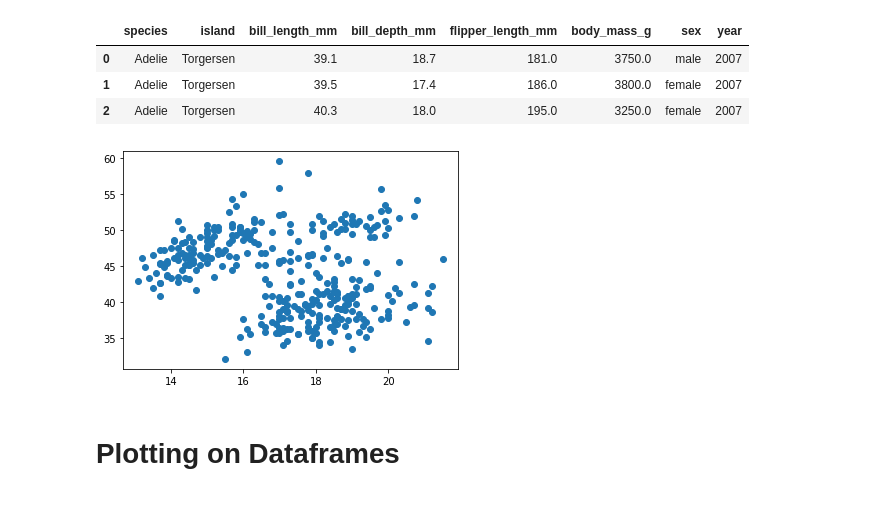
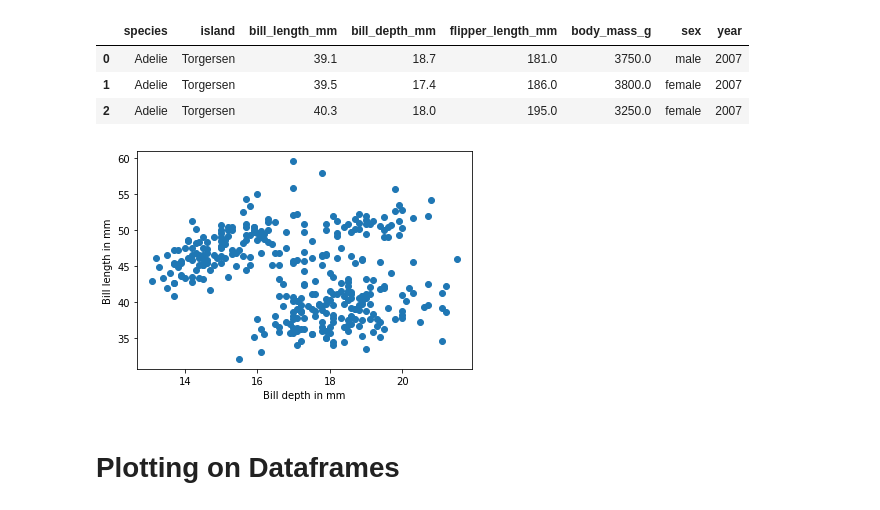
Before and after one commit to pernilletemmerud/DCF-PT, a Jupyter notebook: Notebook4.ipynb, the cells around one changed output. Drawn from its saved outputs; the diff is of its cells as text; code cells hidden in the pictures.

```diff
--- a/Notebook4.ipynb
+++ b/Notebook4.ipynb
@@ -90,14 +90,16 @@ df.head(3)
 # %%
 bill_depth_mm = df['bill_depth_mm']
 bill_length_mm = df['bill_length_mm']
 
 x = bill_depth_mm.values
 y = bill_length_mm.values
 
 fig, ax = plt.subplots()
-ax.plot(x, y, 'o');
+ax.plot(x, y, 'o')
+ax.set_xlabel('Bill depth in mm')
+ax.set_ylabel('Bill length in mm');
 # %% [output]
-[figure, old version]
+[figure, new version]
 # %% [markdown]
 # Plotting on Dataframes
 # %% [markdown]
```
